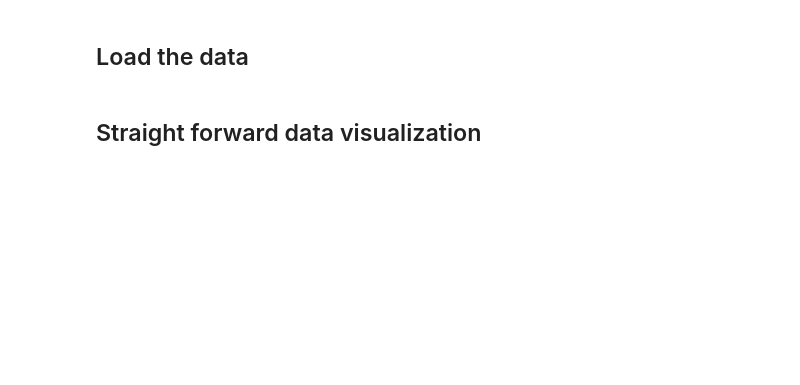
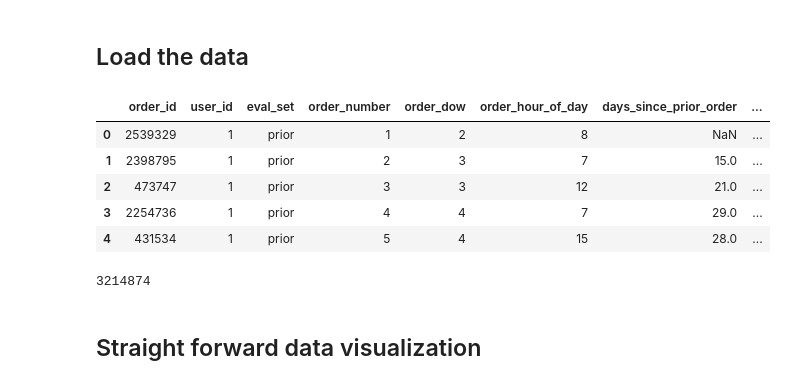
Before and after one commit to max-lutz/customer_segmentation, a Jupyter notebook: notebooks/data_visualization.ipynb, the cells around one changed output. Cells and saved outputs as stored; diff of their text form; code cells hidden in the pictures; blank space fills up the shorter version.

```diff
--- a/notebooks/data_visualization.ipynb
+++ b/notebooks/data_visualization.ipynb
@@ -24,9 +20,23 @@ df_departments = load_zipped_csv("../data/departments.csv.zip")
+# %%
+df_orders = df_orders[df_orders["eval_set"] == "prior"]
 # %%
-# df = df_orders.join(df_order_products__prior, on='order_id')
-# df = df.join(df_products, on='product_id')
-# df = df.join(df_aisles, on='aisle_id')
-# df = df.join(df_departments, on='department_id')
+df = df_orders.join(df_order_products__prior, on='order_id', rsuffix="_")
+df = df.join(df_products, on='product_id', rsuffix="_")
+df = df.join(df_aisles, on='aisle_id', rsuffix="_")
+df = df.join(df_departments, on='department_id', rsuffix="_")
 
-# df.head(5)
+df.head(5)
+# %% [output]
+|  | order_id | user_id | eval_set | order_number | order_dow | order_hour_of_day | days_since_prior_order | ... |
+| 0 | 2539329 | 1 | prior | 1 | 2 | 8 | NaN | ... |
+| 1 | 2398795 | 1 | prior | 2 | 3 | 7 | 15.0 | ... |
+| 2 | 473747 | 1 | prior | 3 | 3 | 12 | 21.0 | ... |
+| 3 | 2254736 | 1 | prior | 4 | 4 | 7 | 29.0 | ... |
+| 4 | 431534 | 1 | prior | 5 | 4 | 15 | 28.0 | ... |
+# %%
+n_rows = len(df)
+n_rows
+# %% [output]
+3214874
 # %% [markdown]
 ## Straight forward data visualization
```
Also changed, not shown: parts of 11 cells of this notebook.
